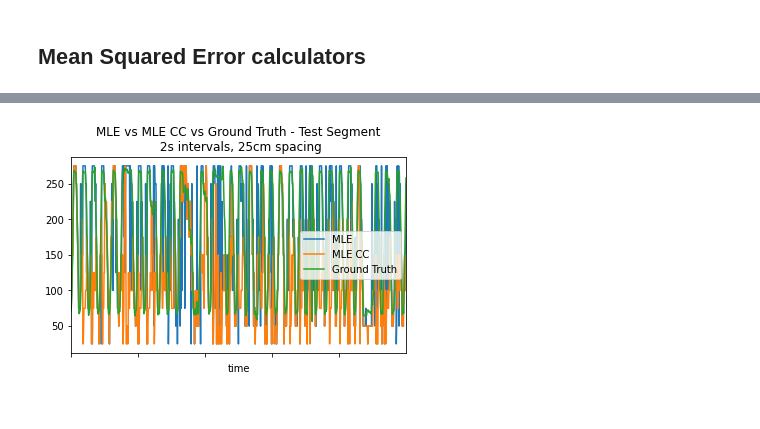
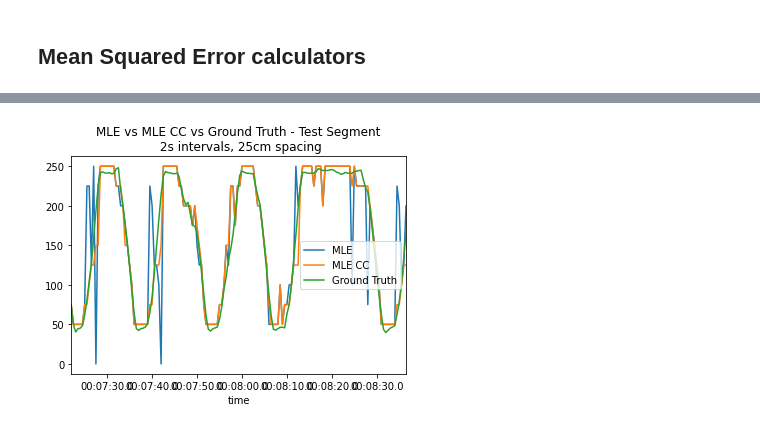
Before and after one commit to kushagrasharma/place-cell-reconstruction, a Jupyter notebook: Bayesian Reconstruction.ipynb, the cells around one changed output, grey strips where cells are left out. Cells and saved outputs as stored; diff of their text form; code cells hidden in the pictures.

```diff
--- a/Bayesian Reconstruction.ipynb
+++ b/Bayesian Reconstruction.ipynb
@@ -113,7 +112,8 @@ def get_datadirs():
 # %%
 data = defaultdict(lambda: {})
 # parse time, location, and spike data for each electrode
-dirs = get_datadirs()
+animal_dirs = get_datadirs()
+dirs = [item for sublist in animal_dirs.values() for item in sublist]
 for session_dir in dirs:
     location_reg = re.compile(".*\.whl")
     time_reg = re.compile(".*\.res\.*")
@@ -193,6 +187,12 @@ def bucket_location(locations, bucket_size=TIME_BUCKET_LENGTH, location_bucket_l
     locations = pd.DataFrame(locations.mean())
     locations = locations.fillna(method='ffill')
     bucketed_locs = locations.apply(lambda x: x.apply(lambda y: x_round(y, location_bucket_length)))
+    # remove locations with no measurement,
+    bucketed_locs[0] = bucketed_locs[0].apply(lambda x: np.nan if x == -1 or x == 0 else x)
+    locations[0] = locations[0].apply(lambda x: np.nan if x == -1 or x == 0 else x)
+    # make min location 0
+    bucketed_locs[0] -= bucketed_locs[0].min()
+    locations[0] -= locations[0].min()
     return locations, bucketed_locs
 # %%
 bucketed = {}
@@ -205,8 +205,7 @@ for time, length, directory in product(times, lengths, dirs):
     if (time, length, directory) not in bucketed:
         bucketed_spikes = bucket_spikes(concantenated_data[directory], time)
         locs, bucketed_locs = bucket_location(data[directory]['location'], time, length)
-        bucketed_locs[0] = bucketed_locs[0].apply(lambda x: np.nan if x == -1 or x == 0 else x)
-        locs[0] = locs[0].apply(lambda x: np.nan if x == -1 or x == 0 else x)
+
         bucketed_spikes['location'] = bucketed_locs[0]
         bucketed_spikes['unbucketed_location'] = locs[0]
         bucketed_spikes = bucketed_spikes.dropna()
@@ -213,0 +215,8 @@ for time, length, directory in product(times, lengths, dirs):
+# %%
+animal_location = {}
+for animal in animal_dirs.keys():
+    locations = []
+    for directory in animal_dirs[animal]:
+        location = bucketed[.01, 50, directory].unbucketed_location
+        locations += list(location)
+    animal_location[animal] = np.around(np.array(locations), 2)
@@ -438,5 +467,5 @@ plt.show()
 # %%
-predictions.iloc[msk:msk+1000].plot.line(title="MLE vs MLE CC vs Ground Truth - Test Segment\n {}s intervals, {}cm spacing".format(2, 25))
+predictions.iloc[msk+50:msk+200].plot.line(title="MLE vs MLE CC vs Ground Truth - Test Segment\n {}s intervals, {}cm spacing".format(2, 25))
 plt.show()
 # %% [output]
-[figure, old version]
+[figure, new version]
```
Also changed, not shown: parts of 16 cells of this notebook, 6 other files.
